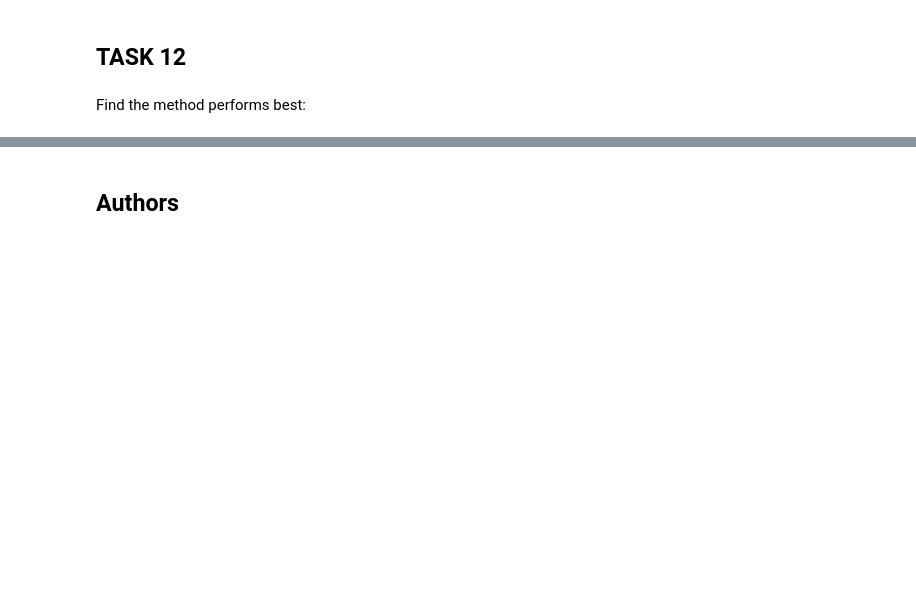
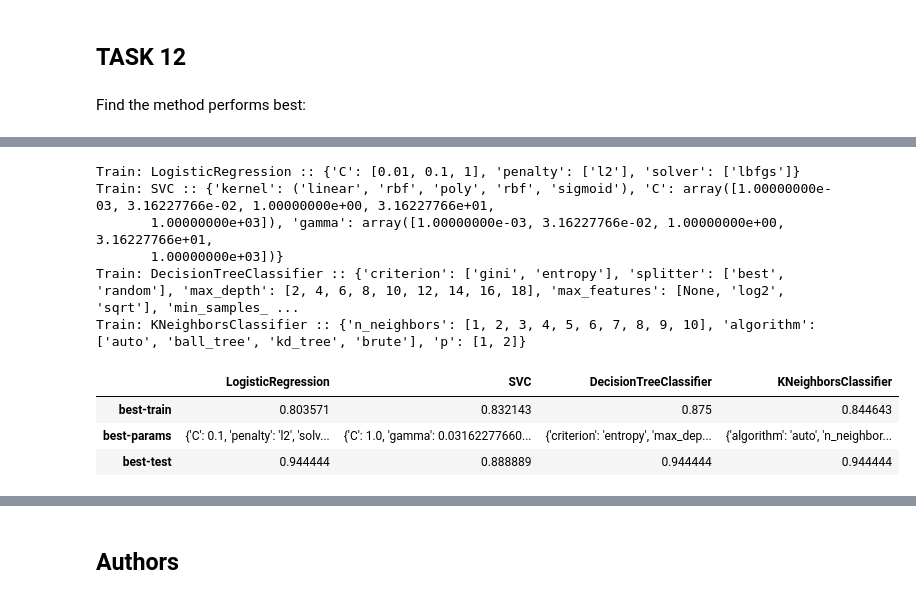
Before and after one commit to 11julia3/IBM-Data-Science-Capstone, a Jupyter notebook: 8_SpaceX_Machine Learning Prediction_Part_5.ipynb, the cells around one changed output, grey strips where cells are left out. Drawn from its saved outputs; the diff is of its cells as text; code cells hidden in the pictures; blank space fills up the shorter version.

```diff
--- a/8_SpaceX_Machine Learning Prediction_Part_5.ipynb
+++ b/8_SpaceX_Machine Learning Prediction_Part_5.ipynb
@@ -437,0 +365,61 @@ Best Performing Method: Logistic Regression
+# %%
+import warnings
+warnings.filterwarnings('ignore')
+
+models_and_parameters = {
+    LogisticRegression(): {
+        'C':[0.01, 0.1, 1],
+        'penalty':['l2'],
+        'solver':['lbfgs']
+    },
+    SVC(): {
+        'kernel':('linear', 'rbf', 'poly', 'rbf', 'sigmoid'),
+        'C': np.logspace(-3, 3, 5),
+        'gamma': np.logspace(-3, 3, 5)
+    },
+    DecisionTreeClassifier(): {
+        'criterion': ['gini', 'entropy'],
+        'splitter': ['best', 'random'],
+        'max_depth': [2*n for n in range(1,10)],
+        'max_features': [None, 'log2', 'sqrt'],
+        'min_samples_leaf': [1, 2, 4],
+        'min_samples_split': [2, 5, 10]
+    },
+    KNeighborsClassifier(): {
+        'n_neighbors': [1, 2, 3, 4, 5, 6, 7, 8, 9, 10],
+        'algorithm': ['auto', 'ball_tree', 'kd_tree', 'brute'],
+        'p': [1,2]
+    },
+}
+
+scores = {}
+models = {}
+
+# Reset the training data
+X_train, X_test, Y_train, Y_test = train_test_split(X, Y, test_size=0.2, random_state=42)
+
+for algo, params in models_and_parameters.items():
+    print("Train:", algo.__class__.__name__, f":: {params}")
+    grid_search = GridSearchCV(estimator=algo, param_grid=params, cv=10)
+    grid_search.fit(X_train, Y_train)
+    scores[algo.__class__.__name__] = {
+        "best-train": grid_search.best_score_,
+        "best-params": grid_search.best_params_,
+        "best-test": grid_search.score(X_test, Y_test),
+    }
+    models[algo.__class__.__name__] = grid_search.best_estimator_
+
+# scores_df = pd.DataFrame(scores).transpose()
+pd.set_option('display.max_colwidth', 0)
+display(pd.DataFrame(scores))
+# %% [output]
+Train: LogisticRegression :: {'C': [0.01, 0.1, 1], 'penalty': ['l2'], 'solver': ['lbfgs']}
+Train: SVC :: {'kernel': ('linear', 'rbf', 'poly', 'rbf', 'sigmoid'), 'C': array([1.00000000e-03, 3.16227766e-02, 1.00000000e+00, 3.16227766e+01,
+       1.00000000e+03]), 'gamma': array([1.00000000e-03, 3.16227766e-02, 1.00000000e+00, 3.16227766e+01,
+       1.00000000e+03])}
+Train: DecisionTreeClassifier :: {'criterion': ['gini', 'entropy'], 'splitter': ['best', 'random'], 'max_depth': [2, 4, 6, 8, 10, 12, 14, 16, 18], 'max_features': [None, 'log2', 'sqrt'], 'min_samples_ ...
+Train: KNeighborsClassifier :: {'n_neighbors': [1, 2, 3, 4, 5, 6, 7, 8, 9, 10], 'algorithm': ['auto', 'ball_tree', 'kd_tree', 'brute'], 'p': [1, 2]}
+|  | LogisticRegression | SVC | DecisionTreeClassifier | KNeighborsClassifier |
+| best-train | 0.803571 | 0.832143 | 0.875 | 0.844643 |
+| best-params | {'C': 0.1, 'penalty': 'l2', 'solv... | {'C': 1.0, 'gamma': 0.03162277660... | {'criterion': 'entropy', 'max_dep... | {'algorithm': 'auto', 'n_neighbor... |
+| best-test | 0.944444 | 0.888889 | 0.944444 | 0.944444 |
```
Also changed, not shown: parts of 15 cells of this notebook.
